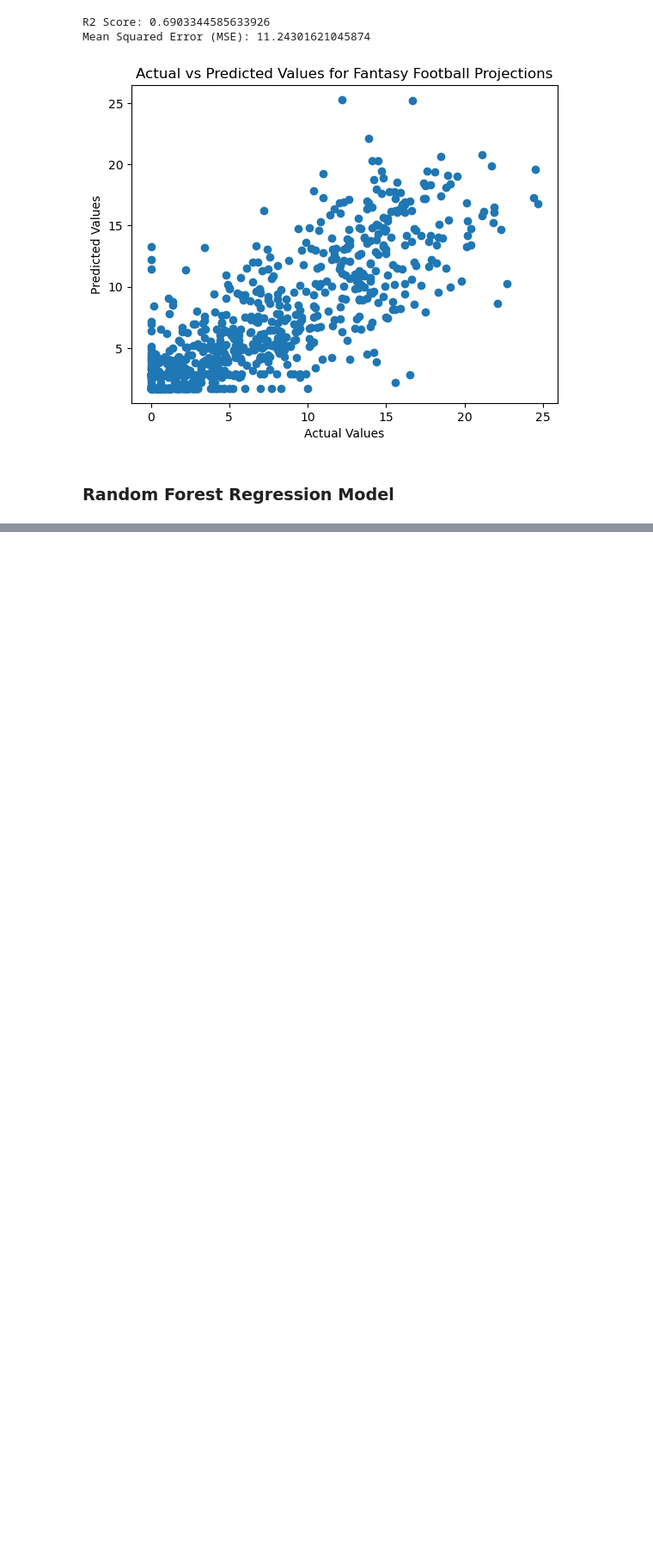
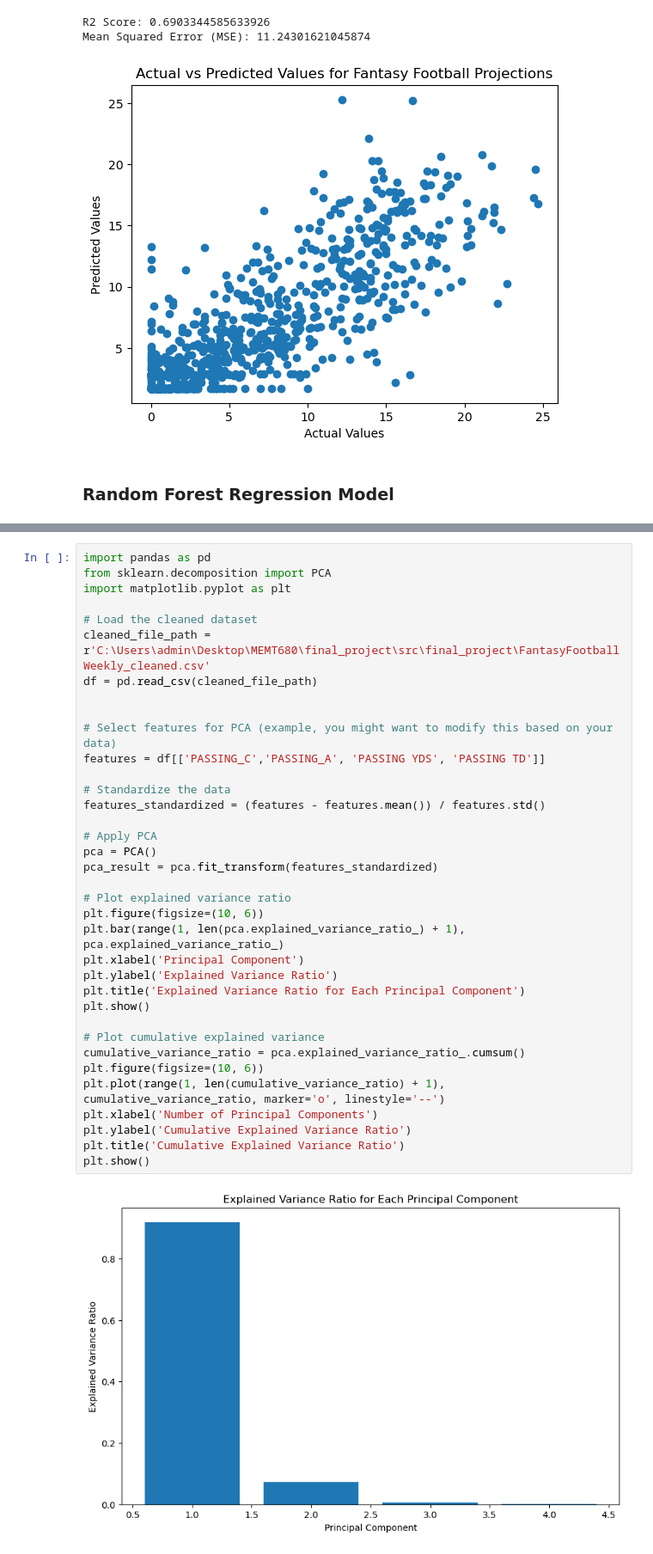
Before and after one commit to markmoujab/final-project-MEMT680, a Jupyter notebook: src/final_project/Finalproj.ipynb, the cells around one changed output, grey strips where cells are left out. Shown: that part at 86% size. Drawn from its saved outputs; the diff is of its cells as text; blank space fills up the shorter version.

```diff
--- a/src/final_project/Finalproj.ipynb
+++ b/src/final_project/Finalproj.ipynb
@@ -206,0 +300,38 @@ R2 Score: 0.6567714868452815
+# %%
+import pandas as pd
+from sklearn.decomposition import PCA
+import matplotlib.pyplot as plt
+
+# Load the cleaned dataset
+cleaned_file_path = r'C:\Users\admin\Desktop\MEMT680\final_project\src\final_project\FantasyFootballWeekly_cleaned.csv'
+df = pd.read_csv(cleaned_file_path)
+
+
+# Select features for PCA (example, you might want to modify this based on your data)
+features = df[['PASSING_C','PASSING_A', 'PASSING YDS', 'PASSING TD']]
+
+# Standardize the data
+features_standardized = (features - features.mean()) / features.std()
+
+# Apply PCA
+pca = PCA()
+pca_result = pca.fit_transform(features_standardized)
+
+# Plot explained variance ratio
+plt.figure(figsize=(10, 6))
+plt.bar(range(1, len(pca.explained_variance_ratio_) + 1), pca.explained_variance_ratio_)
+plt.xlabel('Principal Component')
+plt.ylabel('Explained Variance Ratio')
+plt.title('Explained Variance Ratio for Each Principal Component')
+plt.show()
+
+# Plot cumulative explained variance
+cumulative_variance_ratio = pca.explained_variance_ratio_.cumsum()
+plt.figure(figsize=(10, 6))
+plt.plot(range(1, len(cumulative_variance_ratio) + 1), cumulative_variance_ratio, marker='o', linestyle='--')
+plt.xlabel('Number of Principal Components')
+plt.ylabel('Cumulative Explained Variance Ratio')
+plt.title('Cumulative Explained Variance Ratio')
+plt.show()
+# %% [output]
+[figure, added]
```
Also changed, not shown: parts of 12 cells of this notebook.
